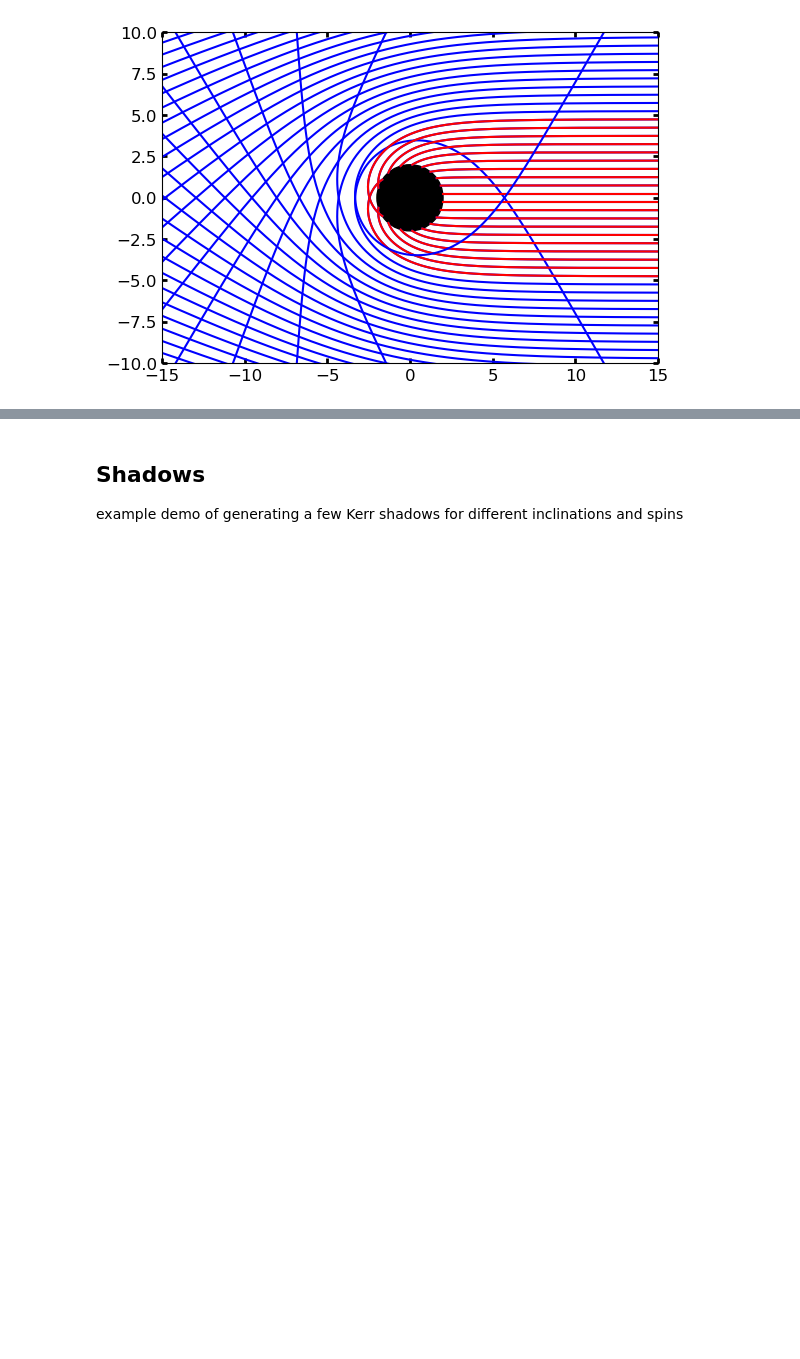
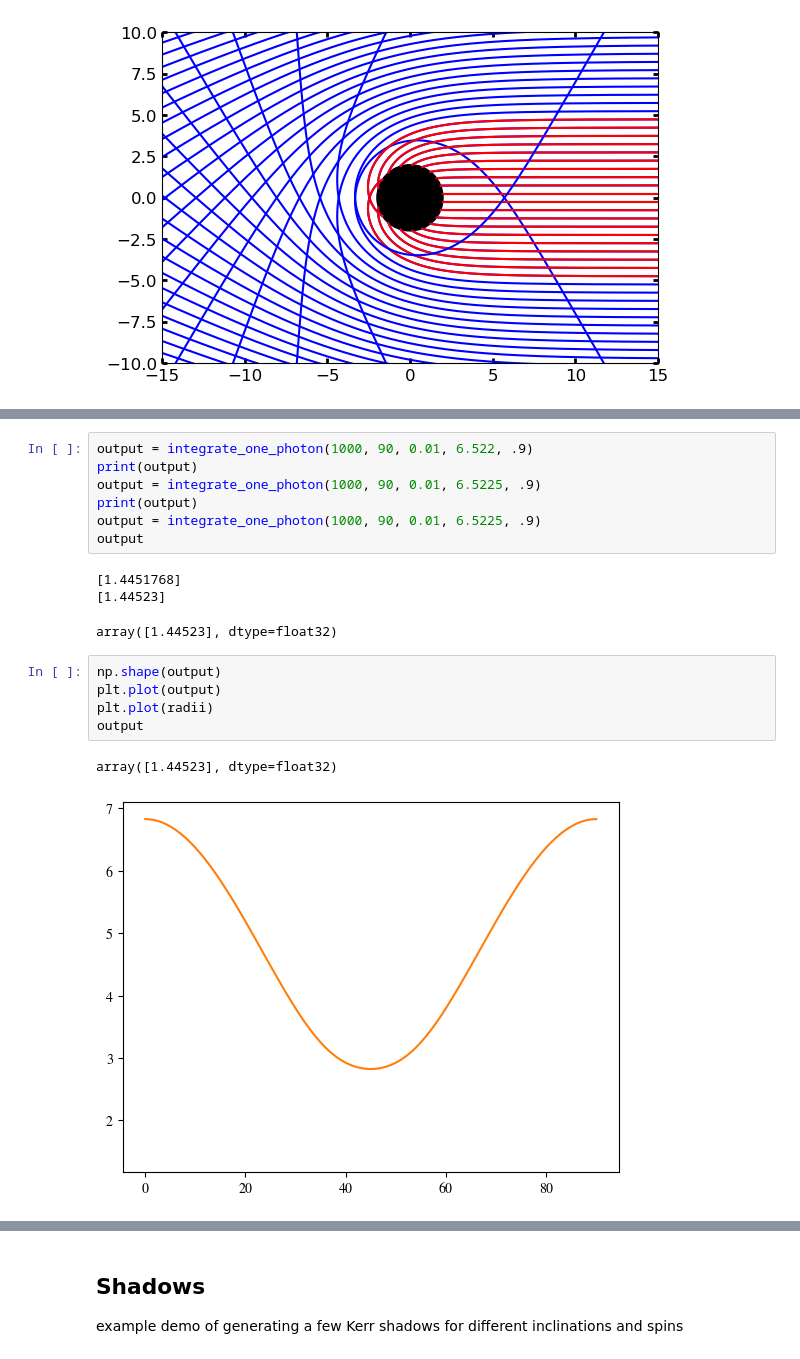
Before and after one commit to liamedeiros/Mahakala, a Jupyter notebook: demos/Mahakala_testing.ipynb, the cells around one changed output, grey strips where cells are left out. Saved outputs shown, nothing was run; the diff lists cells and outputs as text; blank space fills up the shorter version.

```diff
--- a/demos/Mahakala_testing.ipynb
+++ b/demos/Mahakala_testing.ipynb
@@ -241,0 +133,19 @@ integrate_one_photon(1000, 0.001, 0.001, 0.001)
+# %%
+output = integrate_one_photon(1000, 90, 0.01, 6.522, .9)
+print(output)
+output = integrate_one_photon(1000, 90, 0.01, 6.5225, .9)
+print(output)
+output = integrate_one_photon(1000, 90, 0.01, 6.5225, .9)
+output
+# %% [output]
+[1.4451768]
+[1.44523]
+array([1.44523], dtype=float32)
+# %%
+np.shape(output)
+plt.plot(output)
+plt.plot(radii)
+output
+# %% [output]
+array([1.44523], dtype=float32)
+[figure, added]
```
Also changed, not shown: parts of 30 cells of this notebook, 2 other files.
